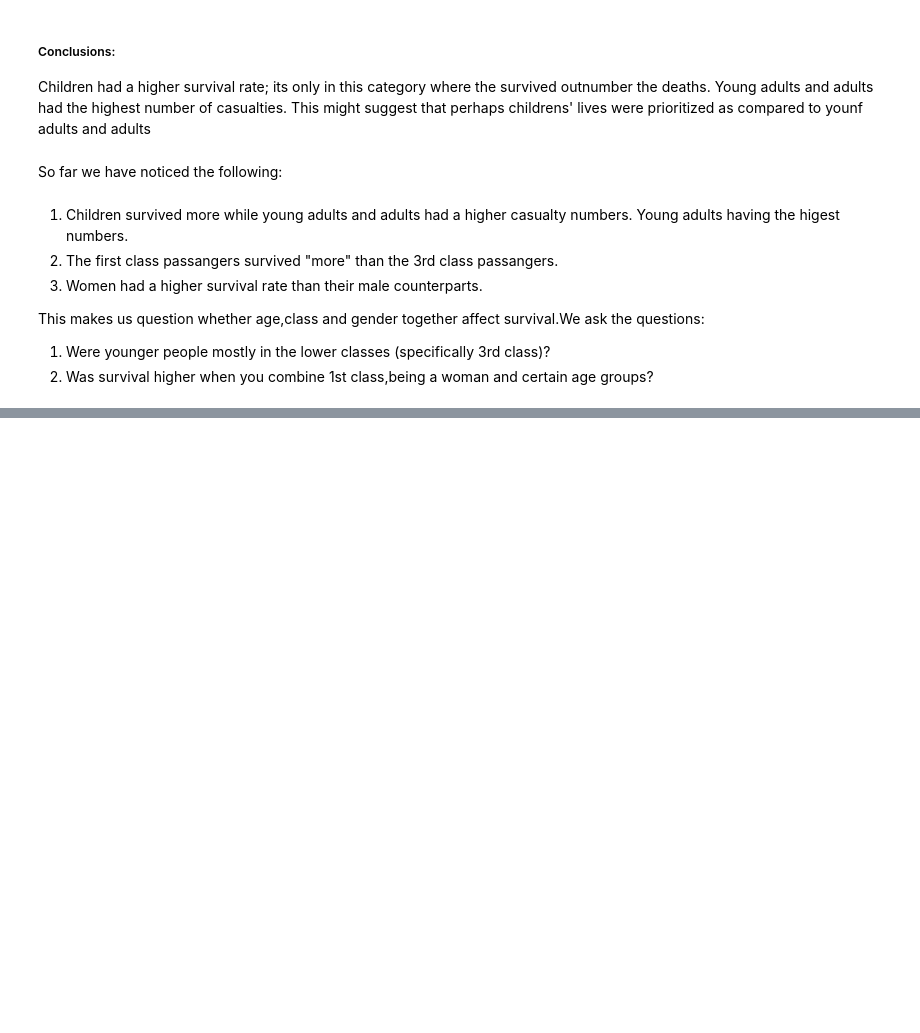
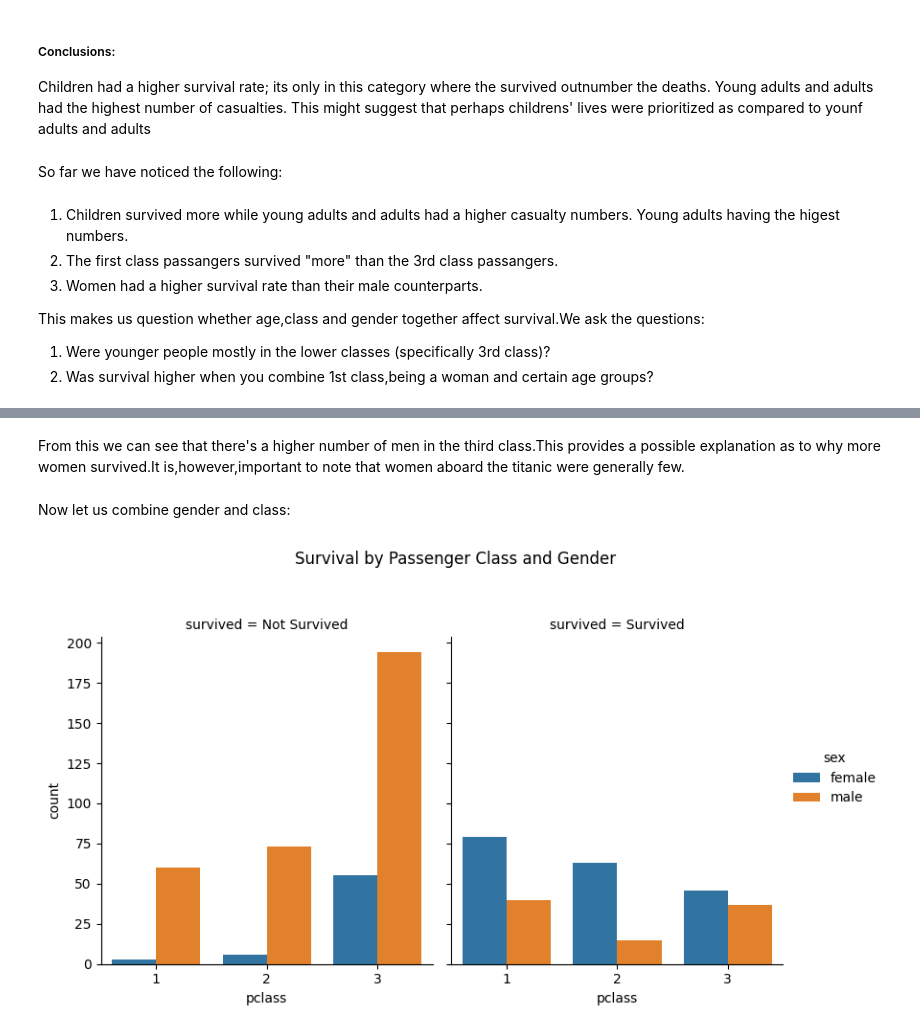
Before and after one commit to K-Atina/Titanic-Dataset, a Jupyter notebook: Titanic_Dataset.ipynb, the cells around one changed output, grey strips where cells are left out. Saved outputs shown, nothing was run; the diff lists cells and outputs as text; code cells hidden in the pictures; blank space fills up the shorter version.

```diff
--- a/Titanic_Dataset.ipynb
+++ b/Titanic_Dataset.ipynb
@@ -337,0 +362,11 @@ This makes us question whether age,class and gender together affect survival.We
+# %% [markdown]
+From this we can see that there's a higher number of men in the third class.This provides a possible explanation as to why more women survived.It is,however,important to note that women aboard the titanic were generally few.
+# %% [markdown]
+Now let us combine gender and class:
+# %%
+sns.catplot(data=df_cleaned,x='pclass',hue='sex',col='survived',kind='count',height=5,aspect=0.8)
+plt.subplots_adjust(top=0.8)
+plt.suptitle("Survival by Passenger Class and Gender")
+plt.show()
+# %% [output]
+[figure, added]
```
Also changed, not shown: parts of 8 cells of this notebook.
